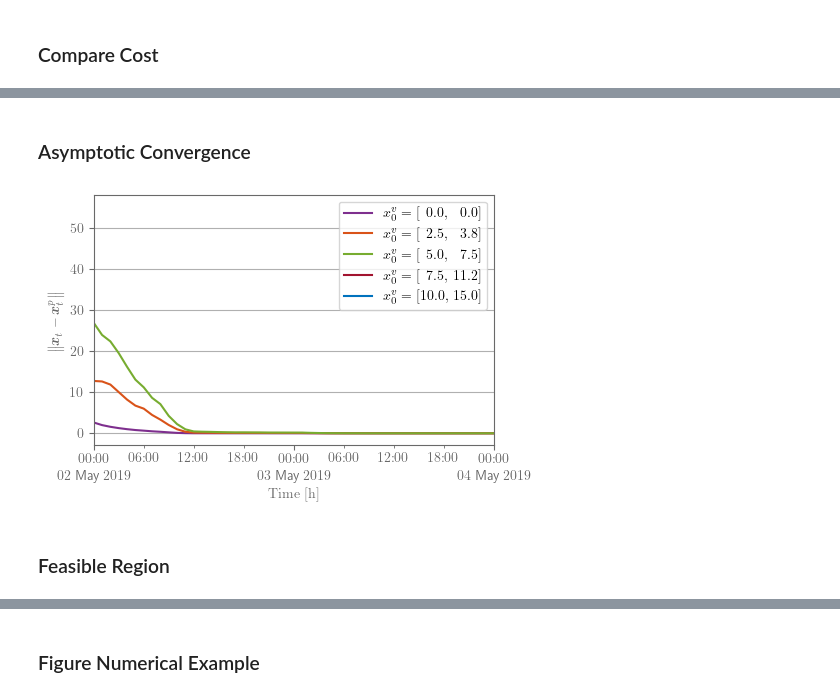
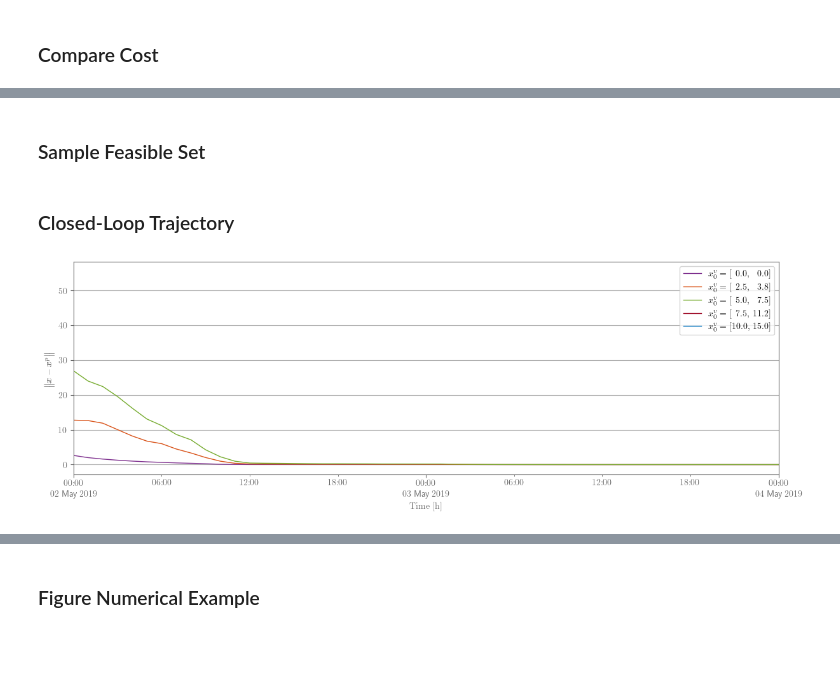
Before and after one commit to Gedlex/time-varying-RHGs, a Jupyter notebook: empc_DSMPC.ipynb, the cells around one changed output, grey strips where cells are left out. Cells and saved outputs as stored; diff of their text form; code cells hidden in the pictures; blank space fills up the shorter version.

```diff
--- a/empc_DSMPC.ipynb
+++ b/empc_DSMPC.ipynb
@@ -528,14 +742,6 @@ if export:
 # %%
-# Set rcParams
-export = True
-plt.style.use('default') # 'seaborn-v0_8-darkgrid
-plt.rcParams['text.usetex'] = True
-plt.rcParams['xtick.color'] = 'dimgray'
-plt.rcParams['ytick.color'] = 'dimgray'
-plt.rcParams['axes.edgecolor'] = 'dimgray'
-plt.rcParams['axes.labelcolor'] = 'dimgray'
-plt.rcParams['lines.linewidth'] = 1.5
-plt.rcParams['text.latex.preamble'] = r"""\usepackage{bm}"""
+# Set export flag
+export = False
 
 # Create time vector
 dates = [params.ctrl.start_date + pd.Timedelta(hours = h) for h in range(num_steps+1)]
@@ -584,5 +790,5 @@ axs.legend(loc='best')
 # Export figure
 if export:
     fig = adjust_margins(fig, width=4, height=2.5, wspace=1.1)
-    fig.savefig(f"figures/figure_asymptotic_convergence_L2norm.pdf")
+    fig.savefig(f"figures/closed_loop_trajectory_L2norm.pdf")
 # %% [output]
@@ -889,15 +888,8 @@ p_diff = [-1.4e+00 1.3e-03 9.9e-01 8.7e-04 -1.7e-01 1.1e-03 -2.2e-01 1.1e-03 -2.
 # %% [markdown]
 ### Multiplier Plots
 # %%
-# Set font style
-export = True
-plt.style.use('default') # 'seaborn-v0_8-darkgrid
-plt.rcParams['text.usetex'] = True
-plt.rcParams['xtick.color'] = 'dimgray'
-plt.rcParams['ytick.color'] = 'dimgray'
-plt.rcParams['axes.edgecolor'] = 'dimgray'
-plt.rcParams['axes.labelcolor'] = 'dimgray'
-plt.rcParams['lines.linewidth'] = 1.5
+# Set export flag
+export = False
 
 # Create dates vector and get state related dual variables
 idx = 19
@@ -939,6 +931,6 @@ ax.legend(loc='best')
 # Export figure
 if export:
     fig = adjust_margins(fig, width=4, height=2.5, wspace=1.1)
-    fig.savefig(f"figures/figure_dual_variable_{idx}_periodic_sol.pdf")
+    fig.savefig(f"figures/dual_variable_of_state_{idx}_periodic_sol.pdf")
 # %% [output]
 [figure]
@@ -1106 +1051,3 @@ cost_df
 | 4 | NaN | NaN | NaN |
+# %% [markdown]
+### Sample Feasible Set
@@ -1107,16 +1121,8 @@ cost_df
 # %% [markdown]
-### Asymptotic Convergence
+### Closed-Loop Trajectory
 # %%
-# Set rcParams
-export = True
-plt.style.use('default') # 'seaborn-v0_8-darkgrid
-plt.rcParams['text.usetex'] = True
-plt.rcParams['xtick.color'] = 'dimgray'
-plt.rcParams['ytick.color'] = 'dimgray'
-plt.rcParams['axes.edgecolor'] = 'dimgray'
-plt.rcParams['axes.labelcolor'] = 'dimgray'
-plt.rcParams['lines.linewidth'] = 1.5
-plt.rcParams['text.latex.preamble'] = r"""\usepackage{bm}"""
+# Set export flag
+export = False
 
 # Create time vector
 dates = [params.ctrl.start_date + pd.Timedelta(hours = h) for h in range(num_steps+1)]
@@ -1139,35 +1145,33 @@ for i in range(num_traj):
     axs.plot(dates, diff_xt[i,:], color=colors(num_traj-i-1), linestyle='-', label=f'$x_0^v = {label_name}$')
 
 # Add labels
-axs.set_ylabel(r"$\bigl\|\bm{x}_t - \bm{x}_t^p\bigr\|$")
+axs.set_ylabel(r"$\bigl\|\bm{x} - \bm{x}^p\bigr\|$")
 axs.set_xlabel(r'\rmfamily{Time [h]}')
 
 # Set major and minor ticks
 plt.rcParams['timezone'] = dates[0].tz.zone
 axs.xaxis.set_major_locator(mdates.DayLocator(interval=1))
 axs.xaxis.set_minor_locator(mdates.HourLocator(byhour=[6,12,18]))
 axs.xaxis.set_major_formatter(mdates.DateFormatter(r'%H:%M\\%d %b %Y'))
 axs.xaxis.set_minor_formatter(mdates.DateFormatter(r'%H:%M'))
 
 # Set axis limits
 axs.set_xlim([dates[0], dates[-1]])
 
 # Set grid
 axs.yaxis.grid(True)
 axs.xaxis.grid(False)
 # axs.set_yscale('log')
 
 # Align labels
 fig.align_labels()
 
 # Plot legend
 axs.legend(loc='best')
 
 # Export figure
 if export:
     fig = adjust_margins(fig, width=4, height=2.5, wspace=1.1)
-    fig.savefig(f"figures/figure_asymptotic_convergence_L2norm_periodic.pdf")
+    fig.savefig(f"figures/closed_loop_trajectory_L2norm_periodic.pdf")
 # %% [output]
-[figure, old version]
+[figure, new version]
-# %% [markdown]
-### Feasible Region
```
Also changed, not shown: parts of 27 cells of this notebook, 1 other file.
